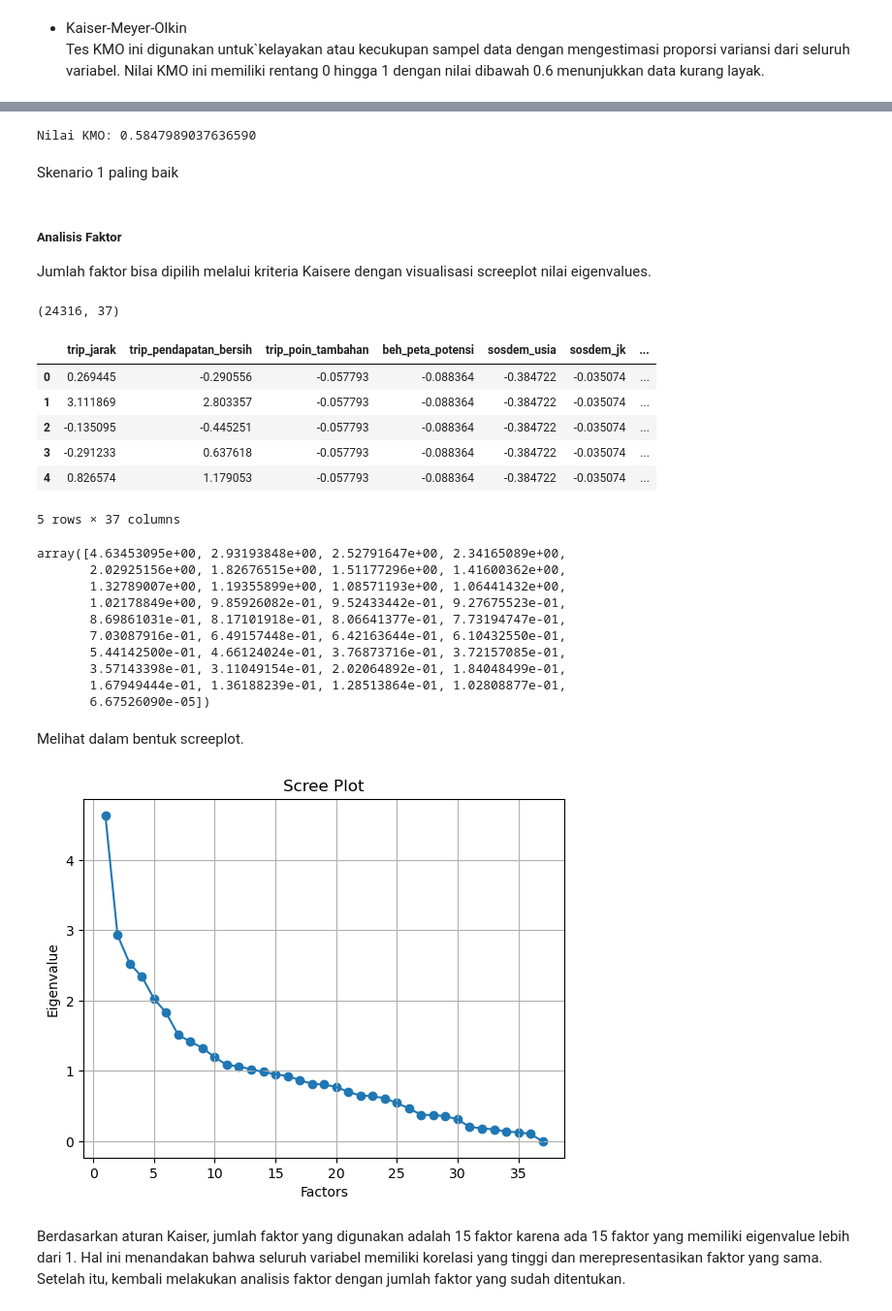
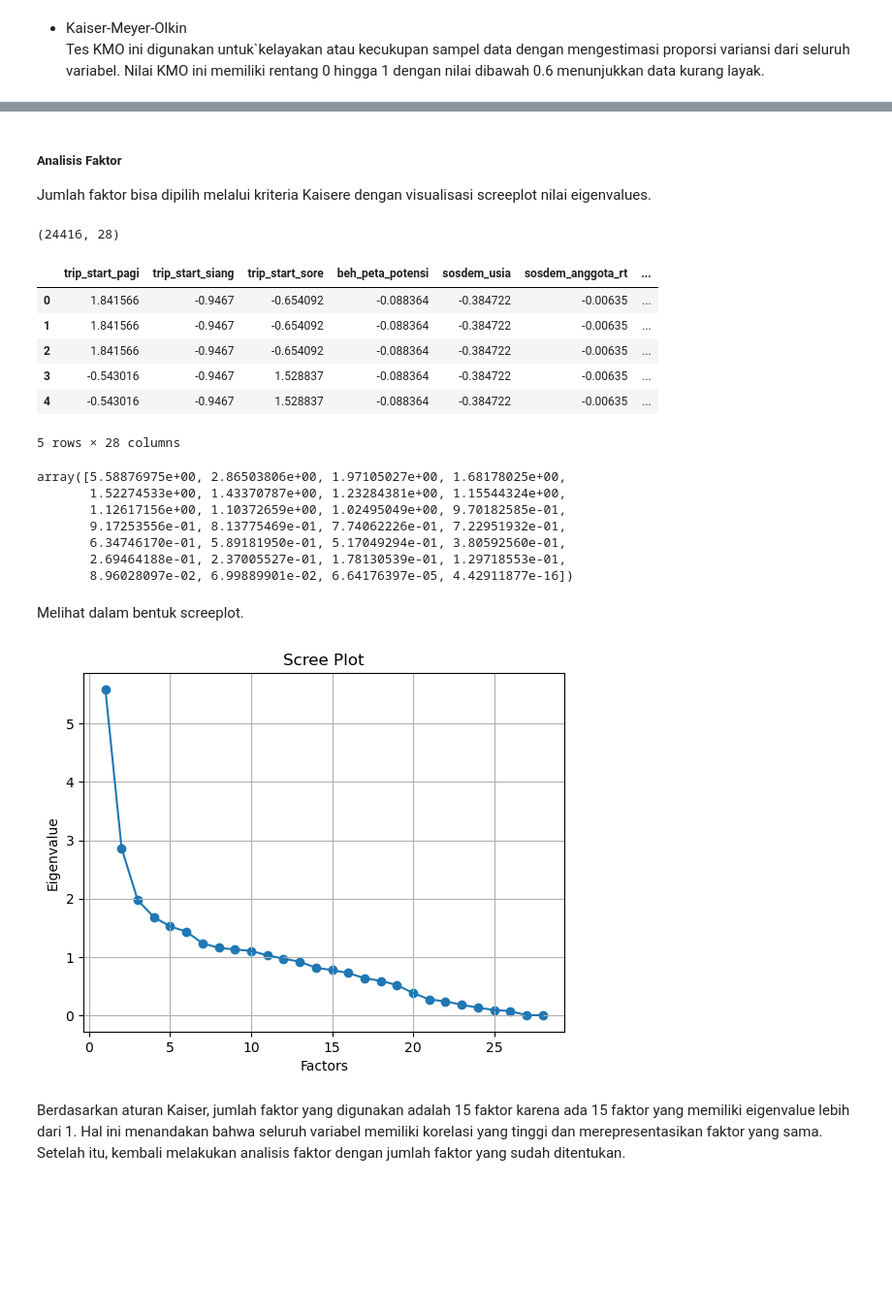
Before and after one commit to azwanazamuddin/location-choice-model, a Jupyter notebook: notebooks/pca_features.ipynb, the cells around one changed output, grey strips where cells are left out. Shown at 97% size. Saved outputs shown, nothing was run; the diff lists cells and outputs as text; code cells hidden in the pictures; blank space fills up the shorter version.

```diff
--- a/notebooks/pca_features.ipynb
+++ b/notebooks/pca_features.ipynb
@@ -51,8 +59,8 @@ Index(['trip_id', 'driver_id', 'trip_datetime_tugas', 'trip_datetime_selesai',
 # %%
 df_pca = df[[
-    'trip_id',
-    'trip_datetime_tugas',
-    'trip_kode',
+    'trip_start_pagi',
+    'trip_start_siang',
+    'trip_start_sore',
     'beh_peta_potensi',
     'sosdem_usia',
     'sosdem_anggota_rt',
@@ -61,7 +69,22 @@ df_pca = df[[
     'beh_rata_jam_online',
     'beh_lama_driver',
     'loc_jumlah_pasar',
-    'loc_jumlah_pendidikan',
-    ''
+    'loc_jumlah_sekolah',
+    'loc_jumlah_pt',
+    'loc_jumlah_halte',
+    'loc_jumlah_stasiun',
+    'loc_jumlah_terminal',
+    'loc_jumlah_hotel',
+    'loc_jumlah_mall',
+    'loc_jumlah_ofm',
+    'loc_jumlah_pickup',
+    'loc_populasi',
+    'loc_jml_b_permukiman',
+    'loc_jumlah_taman',
+    'loc_jumlah_kantor',
+    'trip_jenis_pesanan_Food',
+    'trip_jenis_pesanan_Kurir Barang',
+    'trip_jenis_pesanan_Ride',
+    'jumlah_faskes',
 ]]
 df_pca.head()
@@ -331,59 +242,49 @@ p-value: 0.0000000000000000
-# %%
-kmo_all,kmo_model=calculate_kmo(test3)
-print(f'Nilai KMO: {kmo_model:.16f}')
-# %% [output]
-Nilai KMO: 0.5847989037636590
-# %% [markdown]
-Skenario 1 paling baik
 # %% [markdown]
 ##### Analisis Faktor
 Jumlah faktor bisa dipilih melalui kriteria Kaisere dengan visualisasi screeplot nilai eigenvalues.
 # %%
-test1.shape
+df_pca_std.shape
 # %% [output]
-(24316, 37)
+(24416, 28)
 # %%
-test1.head()
+df_pca_std.head()
 # %% [output]
-|  | trip_jarak | trip_pendapatan_bersih | trip_poin_tambahan | beh_peta_potensi | sosdem_usia | sosdem_jk | ... |
-| 0 | 0.269445 | -0.290556 | -0.057793 | -0.088364 | -0.384722 | -0.035074 | ... |
-| 1 | 3.111869 | 2.803357 | -0.057793 | -0.088364 | -0.384722 | -0.035074 | ... |
-| 2 | -0.135095 | -0.445251 | -0.057793 | -0.088364 | -0.384722 | -0.035074 | ... |
-| 3 | -0.291233 | 0.637618 | -0.057793 | -0.088364 | -0.384722 | -0.035074 | ... |
-| 4 | 0.826574 | 1.179053 | -0.057793 | -0.088364 | -0.384722 | -0.035074 | ... |
+|  | trip_start_pagi | trip_start_siang | trip_start_sore | beh_peta_potensi | sosdem_usia | sosdem_anggota_rt | ... |
+| 0 | 1.841566 | -0.9467 | -0.654092 | -0.088364 | -0.384722 | -0.00635 | ... |
+| 1 | 1.841566 | -0.9467 | -0.654092 | -0.088364 | -0.384722 | -0.00635 | ... |
+| 2 | 1.841566 | -0.9467 | -0.654092 | -0.088364 | -0.384722 | -0.00635 | ... |
+| 3 | -0.543016 | -0.9467 | 1.528837 | -0.088364 | -0.384722 | -0.00635 | ... |
+| 4 | -0.543016 | -0.9467 | 1.528837 | -0.088364 | -0.384722 | -0.00635 | ... |
-5 rows × 37 columns
+5 rows × 28 columns
 # %%
 # Create factor analysis object and perform factor analysis
-fa = FactorAnalyzer(n_factors=37, rotation=None)
-fa.fit(test1)
+fa = FactorAnalyzer(n_factors=25, rotation=None)
+fa.fit(df_pca_std)
 
 # Check Eigenvalues
 ev, v = fa.get_eigenvalues()
 ev
 # %% [output]
-array([4.63453095e+00, 2.93193848e+00, 2.52791647e+00, 2.34165089e+00,
-       2.02925156e+00, 1.82676515e+00, 1.51177296e+00, 1.41600362e+00,
-       1.32789007e+00, 1.19355899e+00, 1.08571193e+00, 1.06441432e+00,
-       1.02178849e+00, 9.85926082e-01, 9.52433442e-01, 9.27675523e-01,
-       8.69861031e-01, 8.17101918e-01, 8.06641377e-01, 7.73194747e-01,
-       7.03087916e-01, 6.49157448e-01, 6.42163644e-01, 6.10432550e-01,
-       5.44142500e-01, 4.66124024e-01, 3.76873716e-01, 3.72157085e-01,
-       3.57143398e-01, 3.11049154e-01, 2.02064892e-01, 1.84048499e-01,
-       1.67949444e-01, 1.36188239e-01, 1.28513864e-01, 1.02808877e-01,
-       6.67526090e-05])
+array([5.58876975e+00, 2.86503806e+00, 1.97105027e+00, 1.68178025e+00,
+       1.52274533e+00, 1.43370787e+00, 1.23284381e+00, 1.15544324e+00,
+       1.12617156e+00, 1.10372659e+00, 1.02495049e+00, 9.70182585e-01,
+       9.17253556e-01, 8.13775469e-01, 7.74062226e-01, 7.22951932e-01,
+       6.34746170e-01, 5.89181950e-01, 5.17049294e-01, 3.80592560e-01,
+       2.69464188e-01, 2.37005527e-01, 1.78130539e-01, 1.29718553e-01,
+       8.96028097e-02, 6.99889901e-02, 6.64176397e-05, 4.42911877e-16])
 # %% [markdown]
 Melihat dalam bentuk screeplot.
 # %%
 # Create scree plot using matplotlib
-plt.scatter(range(1,test1.shape[1]+1),ev)
-plt.plot(range(1,test1.shape[1]+1),ev)
+plt.scatter(range(1,df_pca_std.shape[1]+1),ev)
+plt.plot(range(1,df_pca_std.shape[1]+1),ev)
 plt.title('Scree Plot')
 plt.xlabel('Factors')
 plt.ylabel('Eigenvalue')
 plt.grid()
 plt.show()
 # %% [output]
-[figure, old version]
+[figure, new version]
 # %% [markdown]
 Berdasarkan aturan Kaiser, jumlah faktor yang digunakan adalah 15 faktor karena ada 15 faktor yang memiliki eigenvalue lebih dari 1. Hal ini menandakan bahwa seluruh variabel memiliki korelasi yang tinggi dan merepresentasikan faktor yang sama. Setelah itu, kembali melakukan analisis faktor dengan jumlah faktor yang sudah ditentukan.
 # %% [markdown]
```
Also changed, not shown: parts of 48 cells of this notebook, 1 other file.
